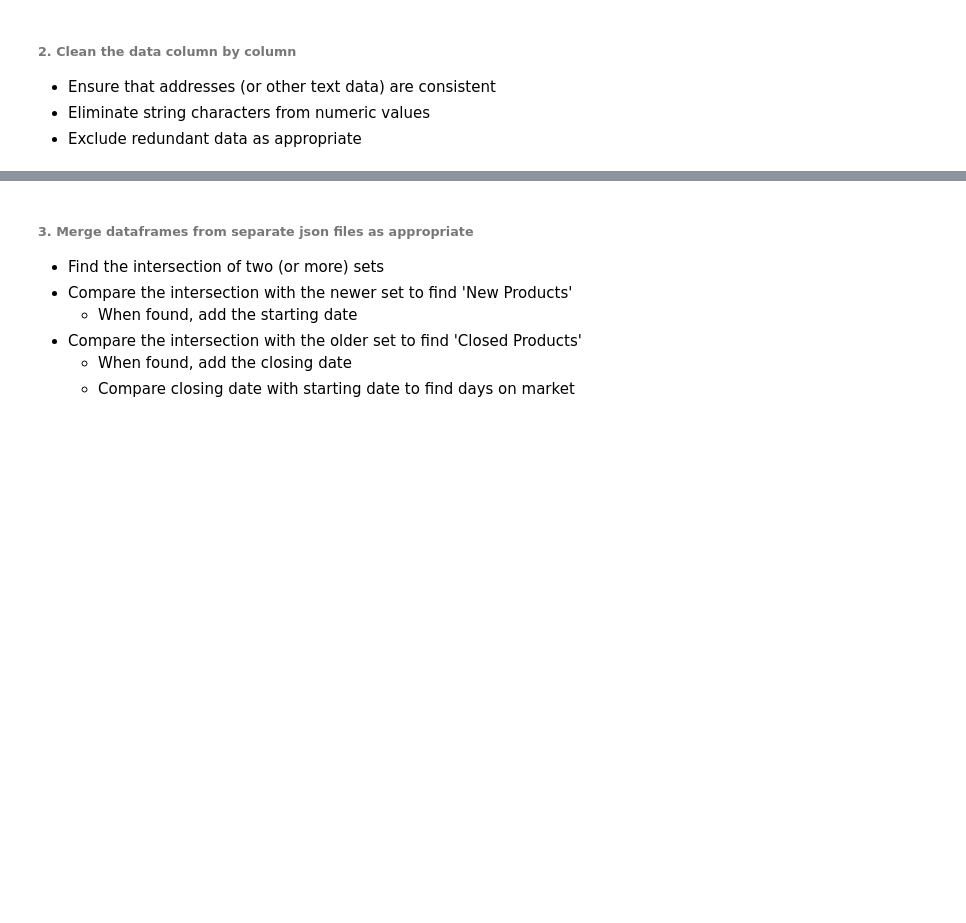
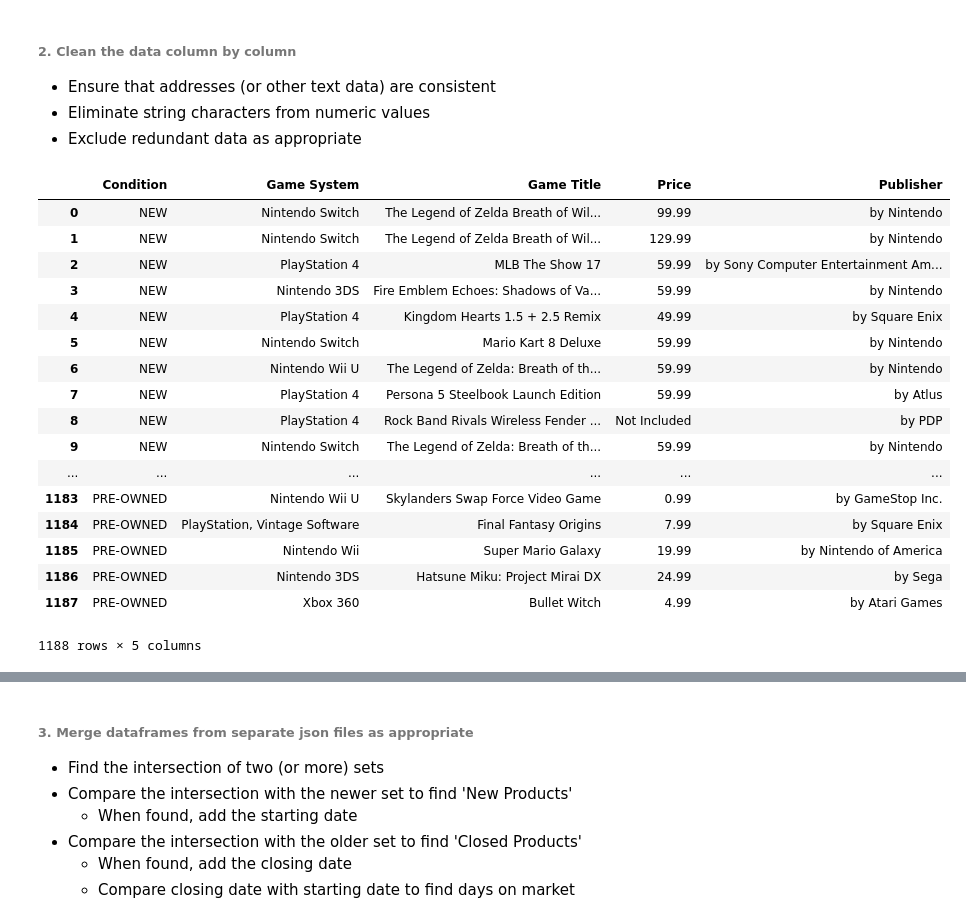
Before and after one commit to mnmohamed/WebProject_Mohamed, a Jupyter notebook: Jupyter Notebook/CreatingADataProject.ipynb, the cells around one changed output, grey strips where cells are left out. Saved outputs shown, nothing was run; the diff lists cells and outputs as text; code cells hidden in the pictures; blank space fills up the shorter version.

```diff
--- a/Jupyter Notebook/CreatingADataProject.ipynb
+++ b/Jupyter Notebook/CreatingADataProject.ipynb
@@ -87,25 +74,0 @@ data2['Location'].replace({'2 Monitors and sub': 'Not Included',
-# %%
-# Eliminate string characters from numeric data
-data['Price'] = data['Price'].str.replace('NEGOTIATE','.555')
-data['Price'] = data['Price'].str.replace('Trade','.666')
-data['Price'] = data['Price'].str.replace('SOLD','.777')
-data['Price'] = data['Price'].str.replace('You','.111')
-data['Price'] = data['Price'].str.replace('$','')
-data['Price'] = data['Price'].str.replace('\xa0','')
-data['Price'] = data['Price'].str.replace('.U.S','')
-data['Price'] = data['Price'].str.replace(',','')
-data['Price'] = data['Price'].str.split().str[0]
-data['Price'] = data['Price'].str.split('+').str[0]
-data['Price'] = data['Price'].astype(float)
-
-data2['Price'] = data2['Price'].str.replace('NEGOTIATE','.555')
-data2['Price'] = data2['Price'].str.replace('Trade','.666')
-data2['Price'] = data2['Price'].str.replace('SOLD','.777')
-data2['Price'] = data2['Price'].str.replace('You','.111')
-data2['Price'] = data2['Price'].str.replace('$','')
-data2['Price'] = data2['Price'].str.replace('\xa0','')
-data2['Price'] = data2['Price'].str.replace('.U.S','')
-data2['Price'] = data2['Price'].str.replace(',','')
-data2['Price'] = data2['Price'].str.split().str[0]
-data2['Price'] = data2['Price'].str.split('+').str[0]
-data2['Price'] = data2['Price'].astype(float)
@@ -114,0 +75,27 @@ data2['Price'] = data2['Price'].astype(float)
+# %%
+# Clean up location data to ensure consistency
+#data['Price'].replace('None', 'Not Included', inplace=True)
+data.loc[data['Price'].isnull(), 'Price'] = 'Not Included'
+
+data1.loc[data1['Price'].isnull(), 'Price'] = 'Not Included'
+# %%
+data
+# %% [output]
+|  | Condition | Game System | Game Title | Price | Publisher |
+| 0 | NEW | Nintendo Switch | The Legend of Zelda Breath of Wil... | 99.99 | by Nintendo |
+| 1 | NEW | Nintendo Switch | The Legend of Zelda Breath of Wil... | 129.99 | by Nintendo |
+| 2 | NEW | PlayStation 4 | MLB The Show 17 | 59.99 | by Sony Computer Entertainment Am... |
+| 3 | NEW | Nintendo 3DS | Fire Emblem Echoes: Shadows of Va... | 59.99 | by Nintendo |
+| 4 | NEW | PlayStation 4 | Kingdom Hearts 1.5 + 2.5 Remix | 49.99 | by Square Enix |
+| 5 | NEW | Nintendo Switch | Mario Kart 8 Deluxe | 59.99 | by Nintendo |
+| 6 | NEW | Nintendo Wii U | The Legend of Zelda: Breath of th... | 59.99 | by Nintendo |
+| 7 | NEW | PlayStation 4 | Persona 5 Steelbook Launch Edition | 59.99 | by Atlus |
+| 8 | NEW | PlayStation 4 | Rock Band Rivals Wireless Fender ... | Not Included | by PDP |
+| 9 | NEW | Nintendo Switch | The Legend of Zelda: Breath of th... | 59.99 | by Nintendo |
+| ... | ... | ... | ... | ... | ... |
+| 1183 | PRE-OWNED | Nintendo Wii U | Skylanders Swap Force Video Game | 0.99 | by GameStop Inc. |
+| 1184 | PRE-OWNED | PlayStation, Vintage Software | Final Fantasy Origins | 7.99 | by Square Enix |
+| 1185 | PRE-OWNED | Nintendo Wii | Super Mario Galaxy | 19.99 | by Nintendo of America |
+| 1186 | PRE-OWNED | Nintendo 3DS | Hatsune Miku: Project Mirai DX | 24.99 | by Sega |
+| 1187 | PRE-OWNED | Xbox 360 | Bullet Witch | 4.99 | by Atari Games |
+1188 rows × 5 columns
```
Also changed, not shown: parts of 12 cells of this notebook.
